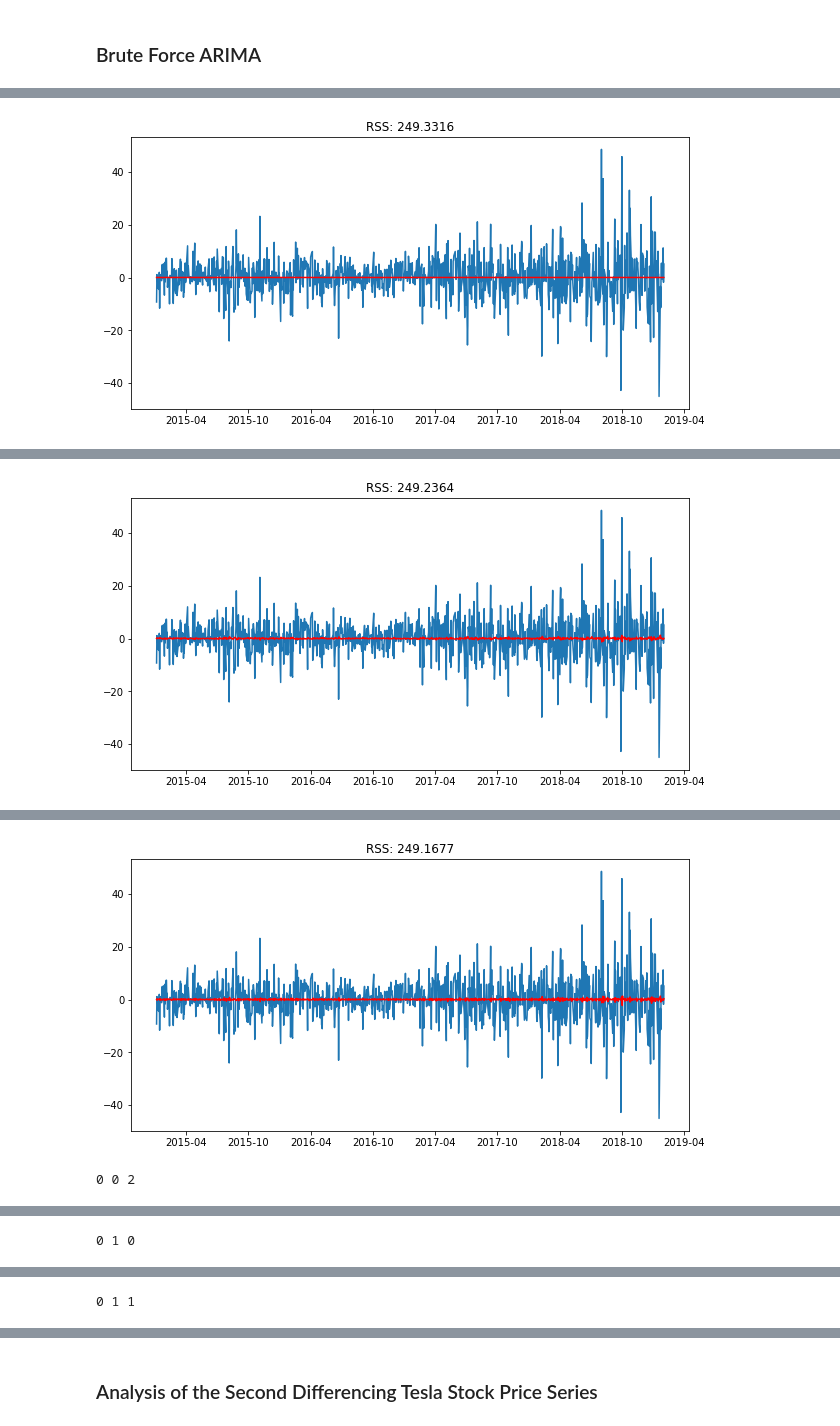
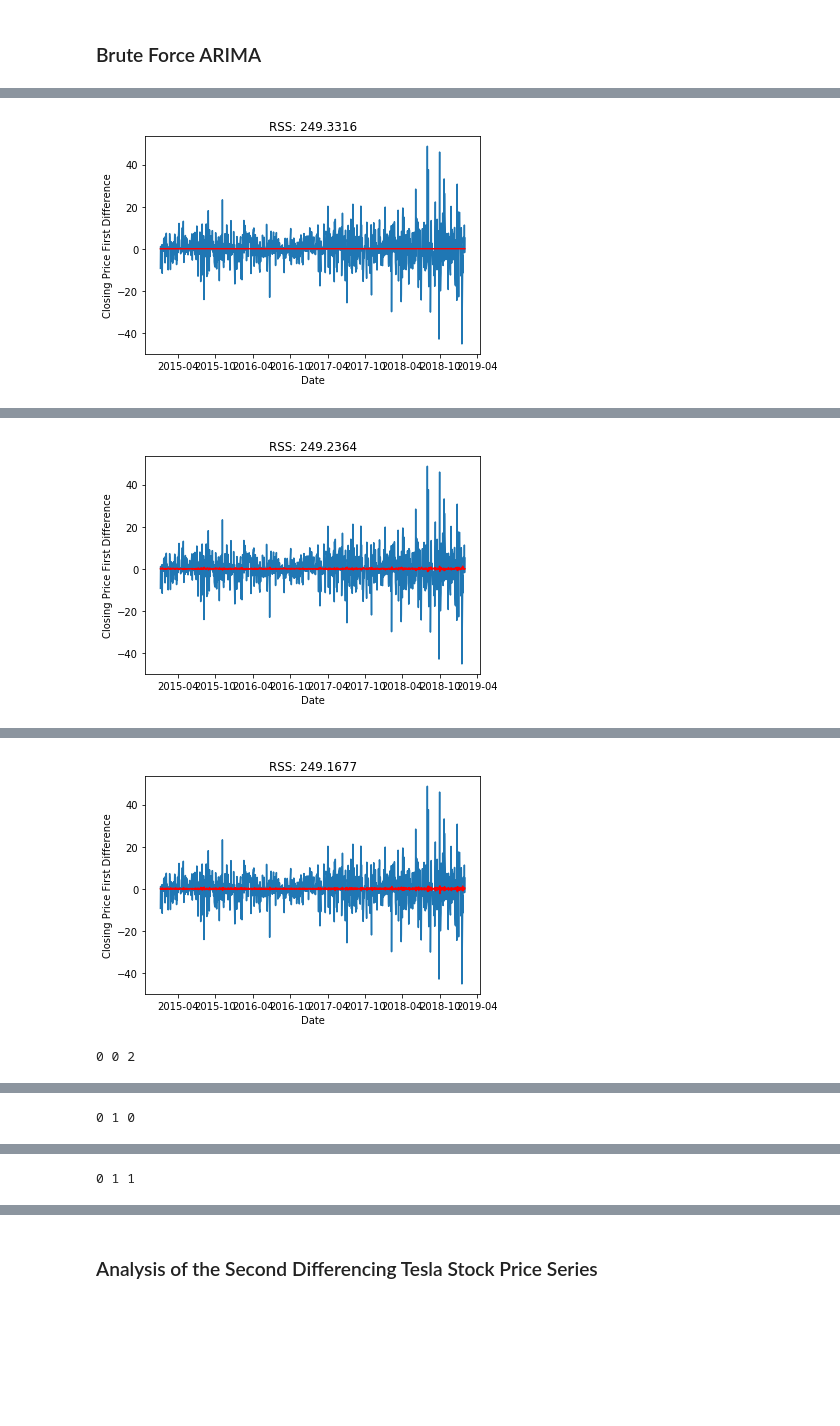
Before and after one commit to JLMarin64/QTW-Assignments, a Jupyter notebook: Assignment 4/TSLA_stock_analysis.ipynb, the cells around one changed output, grey strips where cells are left out. Cells and saved outputs as stored; diff of their text form; code cells hidden in the pictures; blank space fills up the shorter version.

```diff
--- a/Assignment 4/TSLA_stock_analysis.ipynb
+++ b/Assignment 4/TSLA_stock_analysis.ipynb
@@ -155,6 +159,8 @@ for p in range(4):
             except:
                 pass
             plt.plot(diff)
+            plt.xlabel('Date')
+            plt.ylabel('Closing Price First Difference')
             plt.plot(results_ARIMA.fittedvalues, color='red')
             x=pd.DataFrame(results_ARIMA.fittedvalues)
             x=x.join(diff)
@@ -172,2 +178,2 @@ for p in range(4):
-[figure, old version]
+[figure, new version]
 0 0 0
@@ -175,2 +181,2 @@ for p in range(4):
-[figure, old version]
+[figure, new version]
 0 0 1
@@ -178,2 +184,2 @@ for p in range(4):
-[figure, old version]
+[figure, new version]
 0 0 2
```
Also changed, not shown: parts of 10 cells of this notebook.
